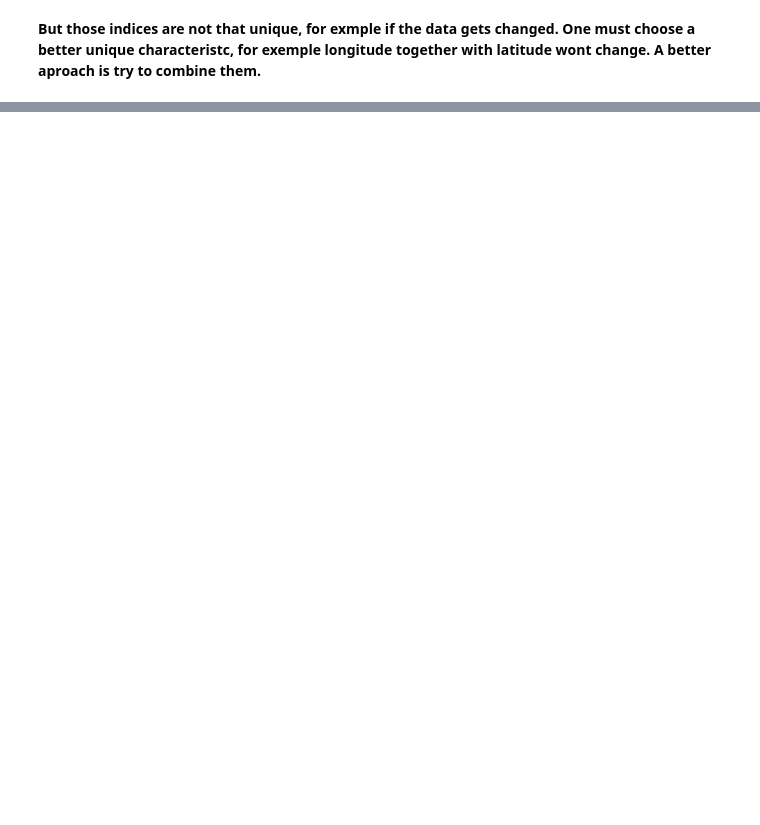
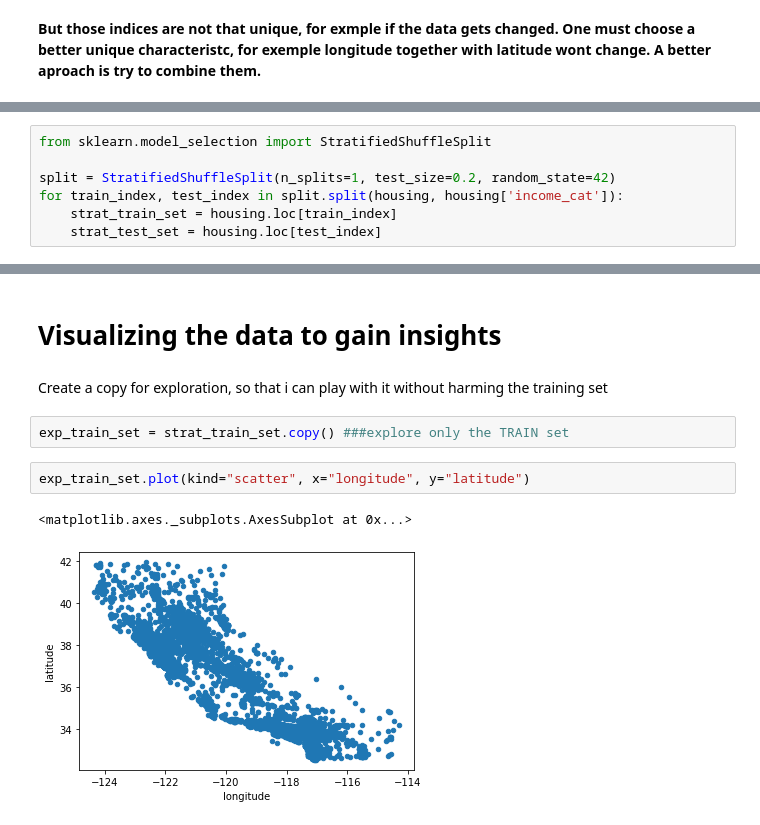
Before and after one commit to syrne/End-To-End-Machine-Learning-Project, a Jupyter notebook: Hands-on Machine Learning - Chapter #2.ipynb, the cells around one changed output, grey strips where cells are left out. Cells and saved outputs as stored; diff of their text form; blank space fills up the shorter version.

```diff
--- a/Hands-on Machine Learning - Chapter #2.ipynb
+++ b/Hands-on Machine Learning - Chapter #2.ipynb
@@ -90,0 +290,7 @@ housing_with_id
+# %%
+from sklearn.model_selection import StratifiedShuffleSplit
+
+split = StratifiedShuffleSplit(n_splits=1, test_size=0.2, random_state=42)
+for train_index, test_index in split.split(housing, housing['income_cat']):
+    strat_train_set = housing.loc[train_index]
+    strat_test_set = housing.loc[test_index]
@@ -90,0 +354,11 @@ housing_with_id
+# %% [markdown]
+# Visualizing the data to gain insights
+# %% [markdown]
+Create a copy for exploration, so that i can play with it without harming the training set
+# %%
+exp_train_set = strat_train_set.copy() ###explore only the TRAIN set
+# %%
+exp_train_set.plot(kind="scatter", x="longitude", y="latitude")
+# %% [output]
+<matplotlib.axes._subplots.AxesSubplot at 0x...>
+[figure, added]
```
Also changed, not shown: parts of 43 cells of this notebook.
